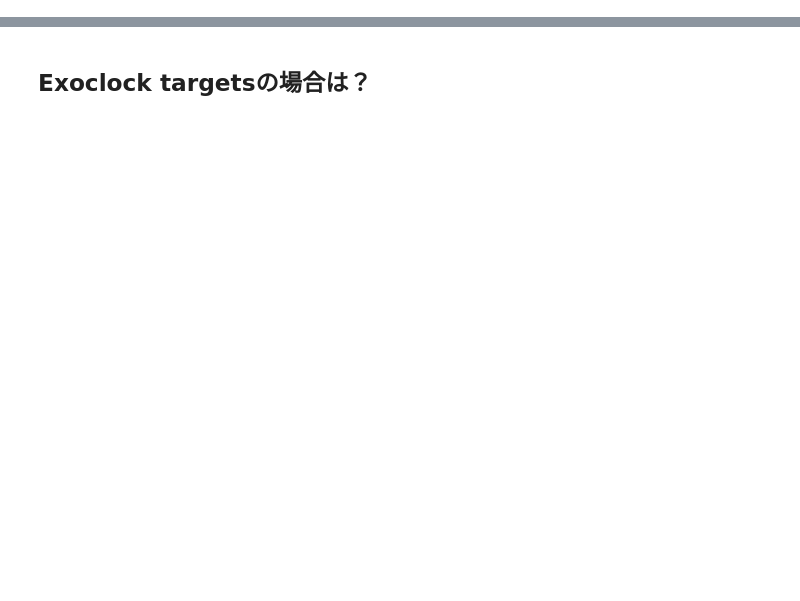
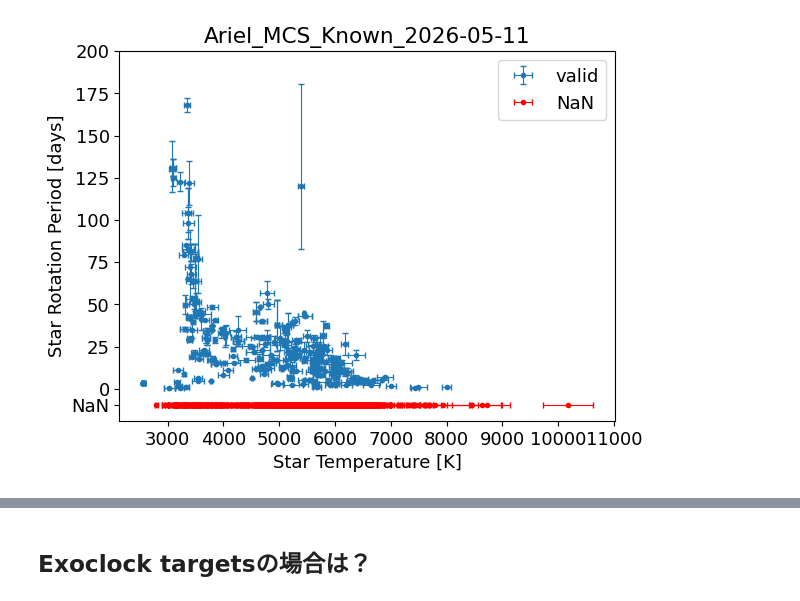
Before and after one commit to Mayuko-Mori/Plot_exoplanets, a Jupyter notebook: Ariel_target_plot.ipynb, the cells around one changed output, grey strips where cells are left out. Cells and saved outputs as stored; diff of their text form; code cells hidden in the pictures; blank space fills up the shorter version.

```diff
--- a/Ariel_target_plot.ipynb
+++ b/Ariel_target_plot.ipynb
@@ -84,0 +86,58 @@ KeyError: "None of [Index(['55Cnc', 'AUMic', 'CoRoT-11', 'CoRoT-19', 'CoRoT-2',
+# %%
+x = df_MCS['Star Temperature [K]']
+y = df_MCS['Star Rotation Period [days]']
+
+xerr = np.array([
+    df_MCS['Star Temperature Error Lower [K]'].abs(),
+    df_MCS['Star Temperature Error Upper [K]'].abs(),
+])
+
+yerr = np.array([
+    df_MCS['Star Rotation Period Error Lower [days]'].abs(),
+    df_MCS['Star Rotation Period Error Upper [days]'].abs(),
+])
+
+# 通常データ：温度・周期ともに値があるもの
+mask_valid = x.notna() & y.notna()
+
+pl.errorbar(
+    x[mask_valid], y[mask_valid],
+    xerr=xerr[:, mask_valid],
+    yerr=yerr[:, mask_valid],
+    fmt='.', linestyle='none',
+    color='C0', ecolor='C0',
+    elinewidth=0.8, capsize=2,
+    label='valid',
+)
+
+# 周期が NaN のデータ：温度の誤差のみ表示
+mask_nan = x.notna() & y.isna()
+ymin = y.min()
+nan_position = ymin - 10
+
+pl.errorbar(
+    x[mask_nan],
+    np.full(mask_nan.sum(), nan_position),
+    xerr=xerr[:, mask_nan],
+    fmt='.', linestyle='none',
+    color='red', ecolor='red',
+    elinewidth=0.8, capsize=2,
+    label='NaN',
+)
+
+pl.xlabel("Star Temperature [K]")
+pl.ylabel("Star Rotation Period [days]")
+pl.title("Ariel_MCS_Known_2026-05-11")
+
+# NaN の点と目盛りを同じ位置にする
+ticks = pl.yticks()[0]
+ticks = ticks[ticks > nan_position]
+pl.yticks(
+    list(ticks) + [nan_position],
+    [f'{t:g}' for t in ticks] + ['NaN'],
+)
+
+pl.legend()
+pl.show()
+# %% [output]
+[figure, added]
```
Also changed, not shown: parts of 71 cells of this notebook, 27 other files.
